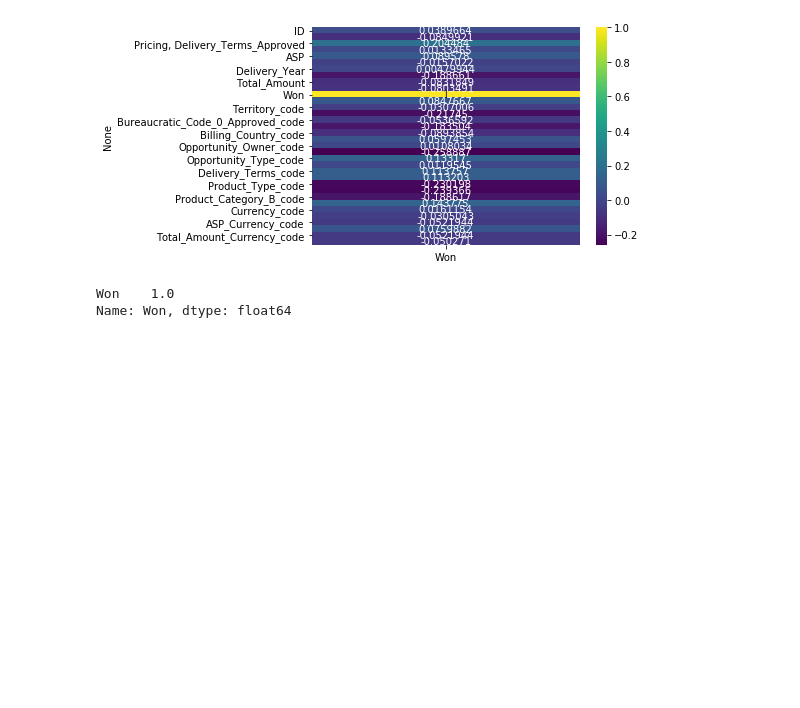
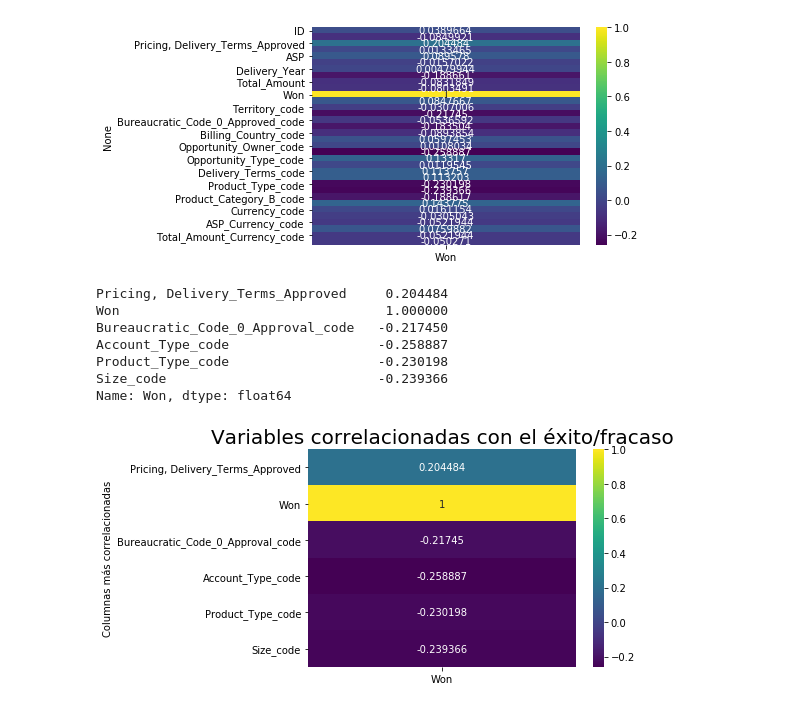
Before and after one commit to CeciliaRoldan/Pycantes, a Jupyter notebook: notebooks/correlation.ipynb, the cells around one changed output. Saved outputs shown, nothing was run; the diff lists cells and outputs as text; code cells hidden in the pictures; blank space fills up the shorter version.

```diff
--- a/notebooks/correlation.ipynb
+++ b/notebooks/correlation.ipynb
@@ -187,9 +187,24 @@ plt.show()
 # %% [output]
 [figure]
 # %%
-most_correlation = won[lambda correlation: abs(correlation)>0.4]
+most_correlation = won[lambda correlation: abs(correlation)>0.2]
 # %%
 most_correlation
 # %% [output]
-Won    1.0
+Pricing, Delivery_Terms_Approved     0.204484
+Won                                  1.000000
+Bureaucratic_Code_0_Approval_code   -0.217450
+Account_Type_code                   -0.258887
+Product_Type_code                   -0.230198
+Size_code                           -0.239366
 Name: Won, dtype: float64
+# %%
+df = pd.DataFrame({"Won": most_correlation.values},
+                  index=most_correlation.axes)
+
+heatmap = sns.heatmap(df, annot=True, fmt="g", cmap='viridis')
+heatmap.set_title("Variables correlacionadas con el éxito/fracaso", fontsize=20)
+heatmap.set_ylabel('Columnas más correlacionadas')
+plt.show()
+# %% [output]
+[figure, added]
```
